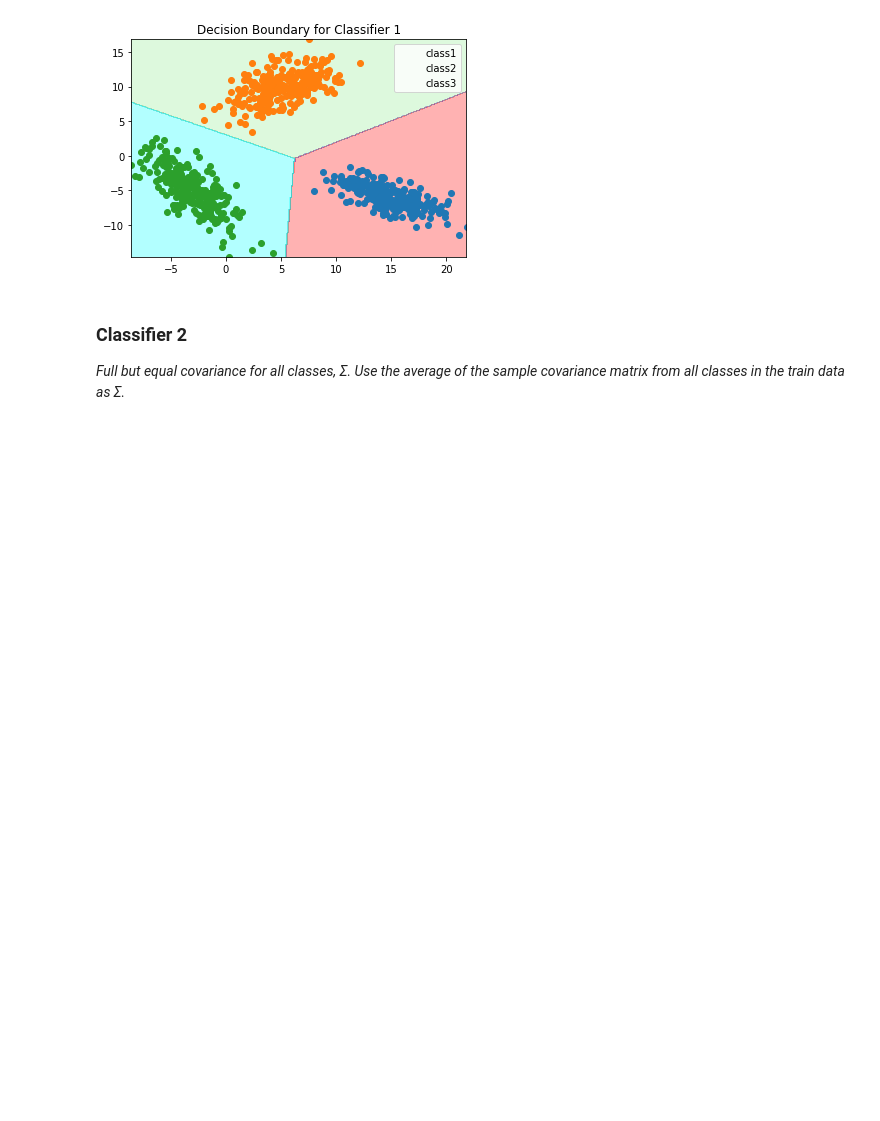
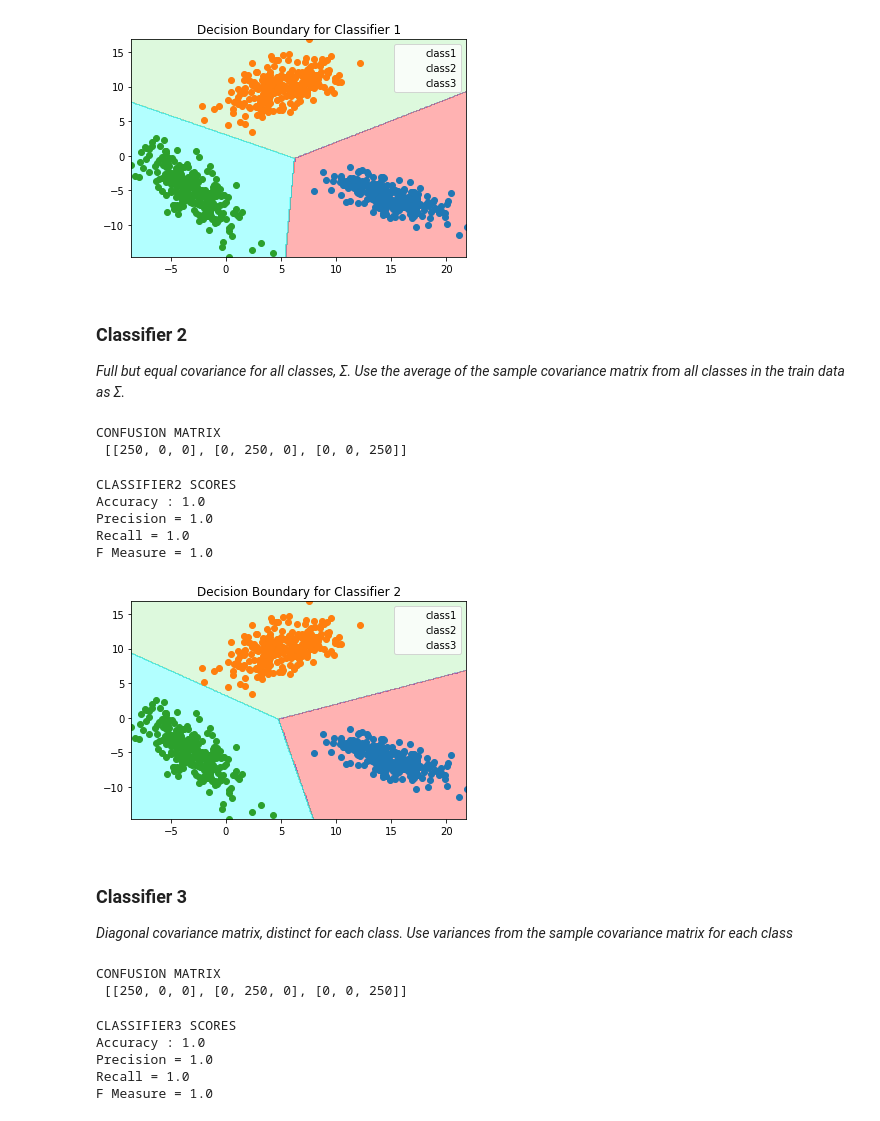
Before and after one commit to its-rajesh/Pattern-Recognition, a Jupyter notebook: PRA1Q2.ipynb, the cells around one changed output. Saved outputs shown, nothing was run; the diff lists cells and outputs as text; code cells hidden in the pictures; blank space fills up the shorter version.

```diff
--- a/PRA1Q2.ipynb
+++ b/PRA1Q2.ipynb
@@ -341,3 +341,5 @@ plt.show()
 ### Classifier 2
 
 *Full but equal covariance for all classes, Σ. Use the average of the sample covariance matrix from all classes in the train data as Σ.*
+# %%
+AvgCovl = (covlc1+covlc2+covlc3)/3
@@ -343,0 +366,51 @@ plt.show()
+# %%
+meanl = (meanlc1, meanlc2, meanlc3)
+priorl = (priorlC1, priorlC2, priorlC3)
+classifier2_pred = classifier2(test_datalx, test_dataly, meanl, AvgCovl, priorl)
+classifier2_pred = [i+1 for i in classifier2_pred]
+# %%
+C2cm = confusion_matrix(classifier2_pred, Gtl)
+print('CONFUSION MATRIX\n', C2cm)
+# %% [output]
+CONFUSION MATRIX
+ [[250, 0, 0], [0, 250, 0], [0, 0, 250]]
+# %%
+C2_Accuracy = accuracy(C2cm)
+C2_precision = precision(C2cm)
+C2_recall = recall(C2cm)
+C2_Fmeasure = Fmeasure(C2cm)
+print('CLASSIFIER2 SCORES\nAccuracy : {}\nPrecision = {}\nRecall = {}\nF Measure = {}'.format(C2_Accuracy, C2_precision, C2_recall, C2_Fmeasure))
+# %% [output]
+CLASSIFIER2 SCORES
+Accuracy : 1.0
+Precision = 1.0
+Recall = 1.0
+F Measure = 1.0
+# %%
+markers = ('s', 'x', 'o', '^', 'v')
+colors = ('red', 'blue', 'lightgreen', 'gray', 'cyan')
+cmap = ListedColormap(colors[:len(np.unique(dvly))])
+resolution = 0.1
+
+
+xx1, xx2 = np.meshgrid(np.arange(lminx, lmaxx, resolution), np.arange(lminy, lmaxy, resolution))
+
+Z = np.array(classifier2(xx1.ravel(), xx2.ravel(), meanl, AvgCovl, priorl))
+Z = Z.reshape(xx1.shape)
+
+plt.contourf(xx1, xx2, Z, alpha=0.3, cmap=cmap)
+plt.xlim(xx1.min(), xx1.max())
+plt.ylim(xx2.min(), xx2.max())
+
+plt.legend(['class1', 'class2', 'class3'])
+plt.scatter(train_lC1x, train_lC1y)
+plt.scatter(train_lC2x, train_lC2y)
+plt.scatter(train_lC3x, train_lC3y)
+plt.title('Decision Boundary for Classifier 2')
+plt.show()
+# %% [output]
+[figure, added]
+# %% [markdown]
+### Classifier 3
+
+*Diagonal covariance matrix, distinct for each class. Use variances from the sample covariance matrix for each class*
@@ -343,0 +457,18 @@ plt.show()
+# %%
+C3cm = confusion_matrix(classifier3_pred, Gtl)
+print('CONFUSION MATRIX\n', C3cm)
+# %% [output]
+CONFUSION MATRIX
+ [[250, 0, 0], [0, 250, 0], [0, 0, 250]]
+# %%
+C3_Accuracy = accuracy(C3cm)
+C3_precision = precision(C3cm)
+C3_recall = recall(C3cm)
+C3_Fmeasure = Fmeasure(C3cm)
+print('CLASSIFIER3 SCORES\nAccuracy : {}\nPrecision = {}\nRecall = {}\nF Measure = {}'.format(C3_Accuracy, C3_precision, C3_recall, C3_Fmeasure))
+# %% [output]
+CLASSIFIER3 SCORES
+Accuracy : 1.0
+Precision = 1.0
+Recall = 1.0
+F Measure = 1.0
```
Also changed, not shown: parts of 13 cells of this notebook.
